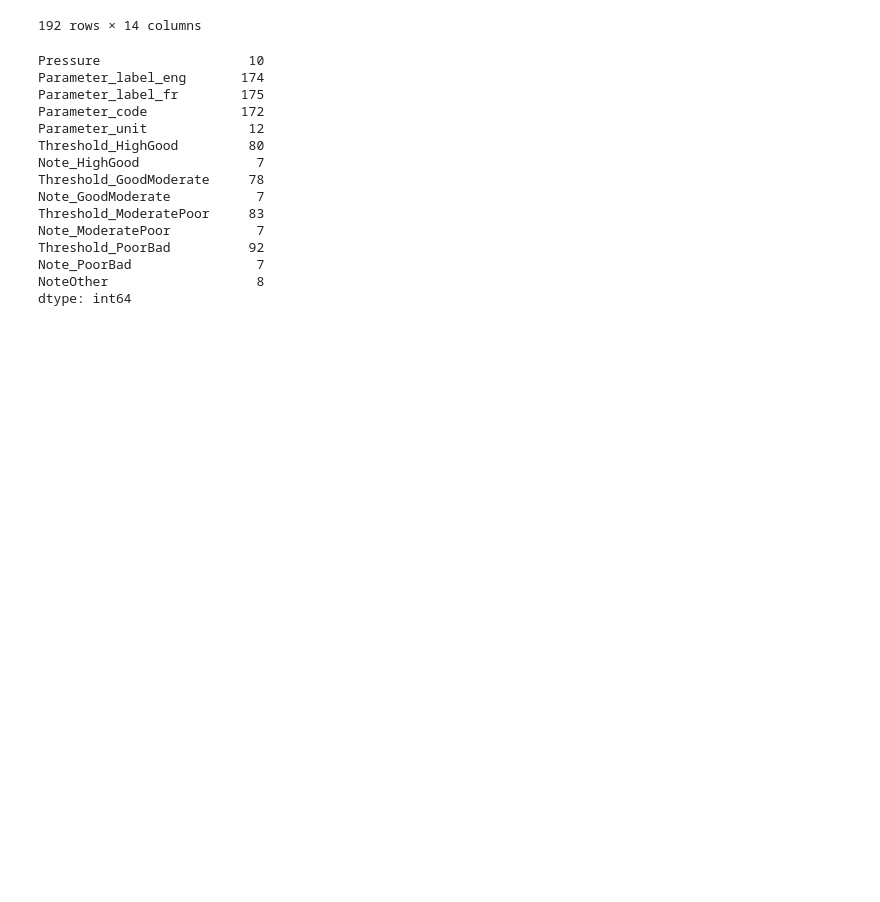
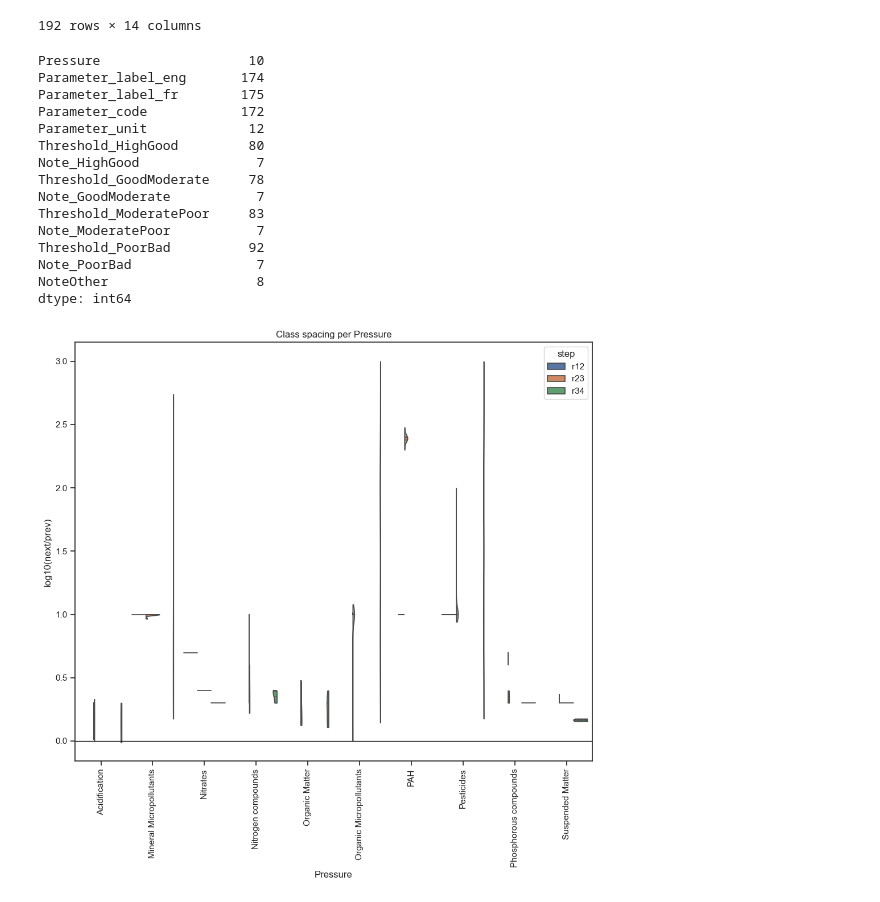
Before and after one commit to heritaco/Empilement-Tobit-CatBoost-et-interpolation-laplacienne-spatio-temporelle-pour-l-IBD-EQR, a Jupyter notebook: notebooks/00 Conocer los Datos lol/06 List Environmental Parameters.ipynb, the cells around one changed output. Cells and saved outputs as stored; diff of their text form; code cells hidden in the pictures; blank space fills up the shorter version.

```diff
--- a/notebooks/00 Conocer los Datos lol/06 List Environmental Parameters.ipynb
+++ b/notebooks/00 Conocer los Datos lol/06 List Environmental Parameters.ipynb
@@ -91,0 +150,12 @@ dtype: int64
+# %%
+T = (S[['Pressure','r12','r23','r34']]
+       .melt('Pressure', var_name='step', value_name='ratio')
+       .dropna())
+T['log_step'] = np.log10(T['ratio'])
+plt.figure(figsize=(10,10))
+sns.violinplot(data=T, x='Pressure', y='log_step', hue='step', split=True, inner='quartile', cut=0)
+plt.axhline(0, color='k', lw=1)
+plt.ylabel('log10(next/prev)'); plt.xticks(rotation=90); plt.title('Class spacing per Pressure')
+plt.tight_layout()
+# %% [output]
+[figure, added]
```
Also changed, not shown: parts of 8 cells of this notebook, 3 other files.
